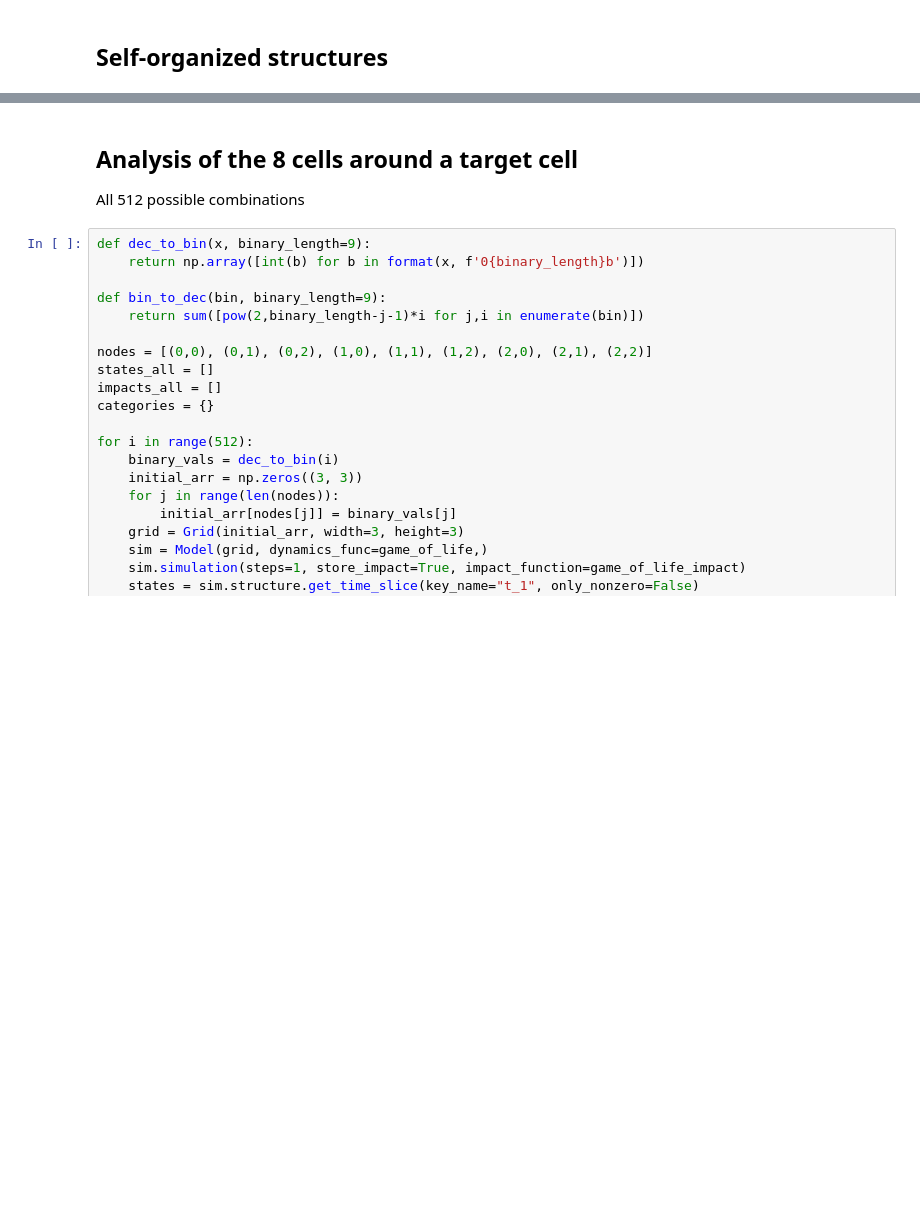
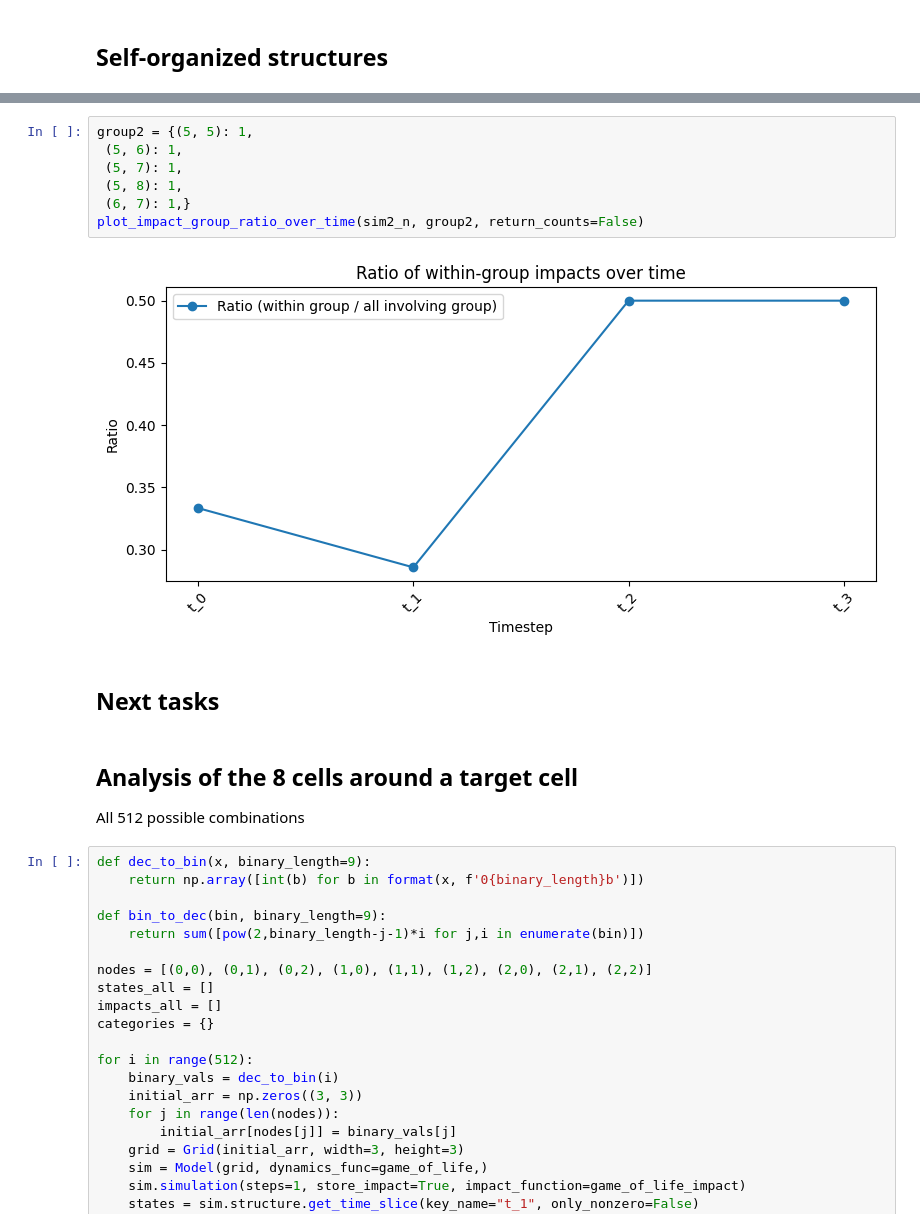
Before and after one commit to me9hanics/combinatorial-emergence-higher-order-dynamics, a Jupyter notebook: experiments/self_organized_patterns.ipynb, the cells around one changed output, grey strips where cells are left out. Cells and saved outputs as stored; diff of their text form; blank space fills up the shorter version.

```diff
--- a/experiments/self_organized_patterns.ipynb
+++ b/experiments/self_organized_patterns.ipynb
@@ -416,3 +478,14 @@ plot_impact_group_ratio_over_time(sim, group2, return_counts=False)
+# %%
+group2 = {(5, 5): 1,
+ (5, 6): 1,
+ (5, 7): 1,
+ (5, 8): 1,
+ (6, 7): 1,}
+plot_impact_group_ratio_over_time(sim2_n, group2, return_counts=False)
+# %% [output]
+[figure, added]
+# %% [markdown]
+## Next tasks
 # %% [markdown]
 ## Analysis of the 8 cells around a target cell
 
```
Also changed, not shown: parts of 33 cells of this notebook.
